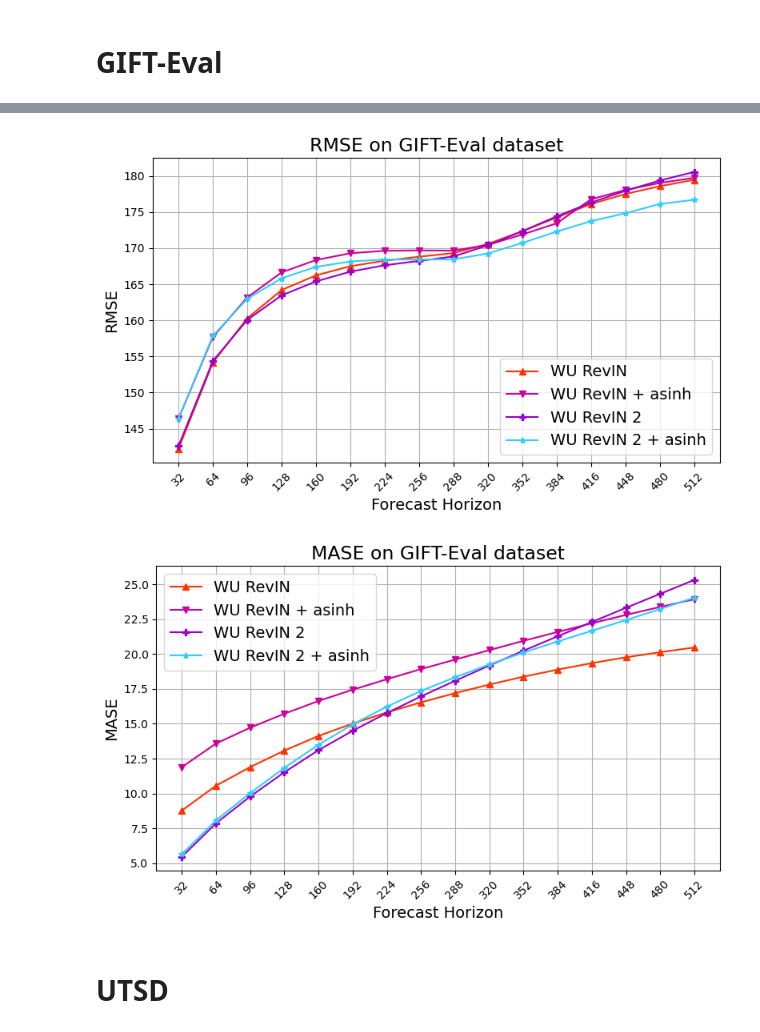
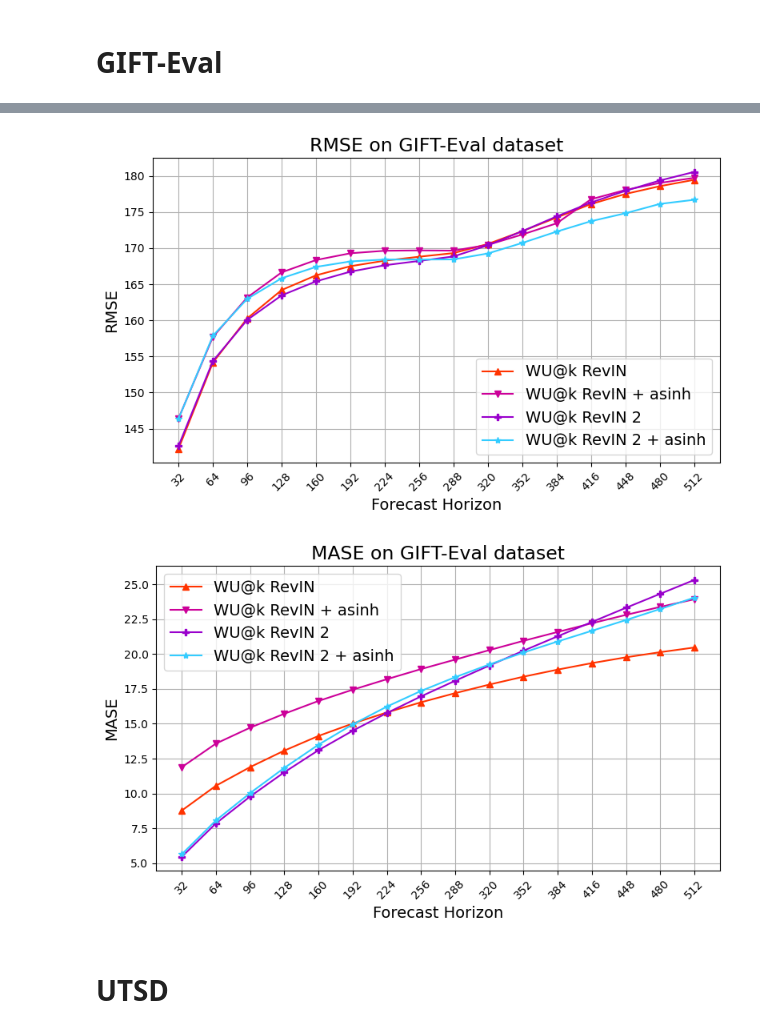
Before and after one commit to vilhess/normalizer, a Jupyter notebook: notebooks/warmup_comparison.ipynb, the cells around one changed output, grey strips where cells are left out. Cells and saved outputs as stored; diff of their text form; code cells hidden in the pictures.

```diff
--- a/notebooks/warmup_comparison.ipynb
+++ b/notebooks/warmup_comparison.ipynb
@@ -125,26 +125,26 @@ plt.show()
 # %%
 plt.figure(figsize=FIGSIZE)
-plt.plot(all_rmse_wu, marker=dic_model_symbols["WU RevIN"], label="WU RevIN", color=dic_model_colors["WU RevIN"])
-plt.plot(all_rmse_wu_asinh, marker=dic_model_symbols["WU RevIN + asinh"], label="WU RevIN + asinh", color=dic_model_colors["WU RevIN + asinh"])
-plt.plot(all_rmse_wu2, marker=dic_model_symbols["WU RevIN 2"], label="WU RevIN 2", color=dic_model_colors["WU RevIN 2"])
-plt.plot(all_rmse_wu2_asinh, marker=dic_model_symbols["WU RevIN 2 + asinh"], label="WU RevIN 2 + asinh", color=dic_model_colors["WU RevIN 2 + asinh"])
+plt.plot(all_rmse_wu, marker=dic_model_symbols["WU RevIN"], label="WU@k RevIN", color=dic_model_colors["WU RevIN"])
+plt.plot(all_rmse_wu_asinh, marker=dic_model_symbols["WU RevIN + asinh"], label="WU@k RevIN + asinh", color=dic_model_colors["WU RevIN + asinh"])
+plt.plot(all_rmse_wu2, marker=dic_model_symbols["WU RevIN 2"], label="WU@k RevIN 2", color=dic_model_colors["WU RevIN 2"])
+plt.plot(all_rmse_wu2_asinh, marker=dic_model_symbols["WU RevIN 2 + asinh"], label="WU@k RevIN 2 + asinh", color=dic_model_colors["WU RevIN 2 + asinh"])
 plt.legend(fontsize=FONTSIZE)
 plt.xticks(range(len(sizes)), sizes, rotation=45)
 plt.title("RMSE on GIFT-Eval dataset", fontsize=FONTSIZE_TITLE)
 plt.xlabel("Forecast Horizon", fontsize=FONTSIZE)
 plt.ylabel("RMSE", fontsize=FONTSIZE)
 plt.grid()
 plt.tight_layout()
 #plt.savefig(f'figures/plots/rmse_ranking_horizon_gift_eval_{CTX_LEN}.pdf', format='pdf', dpi=300)
 plt.show()
 # %% [output]
-[figure, old version]
+[figure, new version]
 # %%
 plt.figure(figsize=FIGSIZE)
-plt.plot(all_mase_wu, marker=dic_model_symbols["WU RevIN"], label="WU RevIN", color=dic_model_colors["WU RevIN"])
-plt.plot(all_mase_wu_asinh, marker=dic_model_symbols["WU RevIN + asinh"], label="WU RevIN + asinh", color=dic_model_colors["WU RevIN + asinh"])
-plt.plot(all_mase_wu2, marker=dic_model_symbols["WU RevIN 2"], label="WU RevIN 2", color=dic_model_colors["WU RevIN 2"])
-plt.plot(all_mase_wu2_asinh, marker=dic_model_symbols["WU RevIN 2 + asinh"], label="WU RevIN 2 + asinh", color=dic_model_colors["WU RevIN 2 + asinh"])
+plt.plot(all_mase_wu, marker=dic_model_symbols["WU RevIN"], label="WU@k RevIN", color=dic_model_colors["WU RevIN"])
+plt.plot(all_mase_wu_asinh, marker=dic_model_symbols["WU RevIN + asinh"], label="WU@k RevIN + asinh", color=dic_model_colors["WU RevIN + asinh"])
+plt.plot(all_mase_wu2, marker=dic_model_symbols["WU RevIN 2"], label="WU@k RevIN 2", color=dic_model_colors["WU RevIN 2"])
+plt.plot(all_mase_wu2_asinh, marker=dic_model_symbols["WU RevIN 2 + asinh"], label="WU@k RevIN 2 + asinh", color=dic_model_colors["WU RevIN 2 + asinh"])
 plt.legend(fontsize=FONTSIZE)
 plt.xticks(range(len(sizes)), sizes, rotation=45)
 plt.title("MASE on GIFT-Eval dataset", fontsize=FONTSIZE_TITLE)
@@ -155,7 +155,7 @@ plt.tight_layout()
 #plt.savefig(f'figures/plots/mase_ranking_horizon_gift_eval_{CTX_LEN}.pdf', format='pdf', dpi=300)
 plt.show()
 # %% [output]
-[figure, old version]
+[figure, new version]
 # %% [markdown]
 # UTSD
 # %%
```
Also changed, not shown: parts of 7 cells of this notebook, 4 other files.
